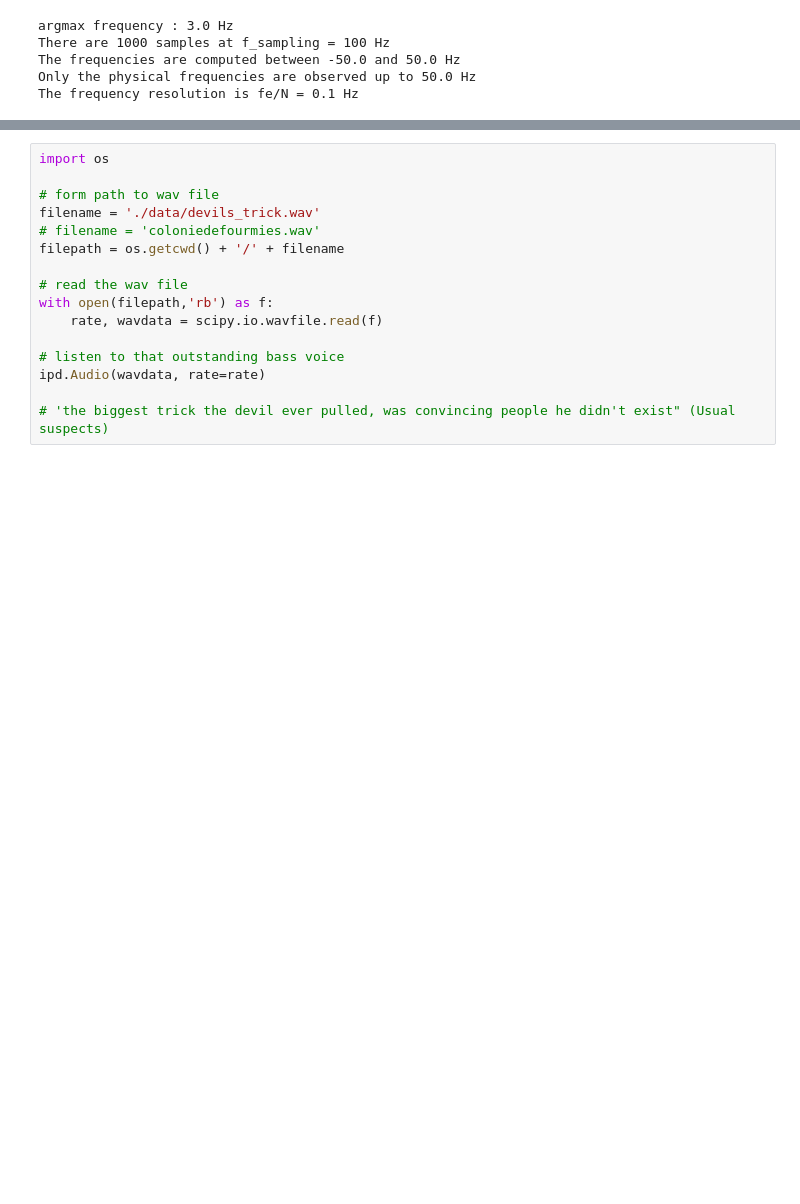
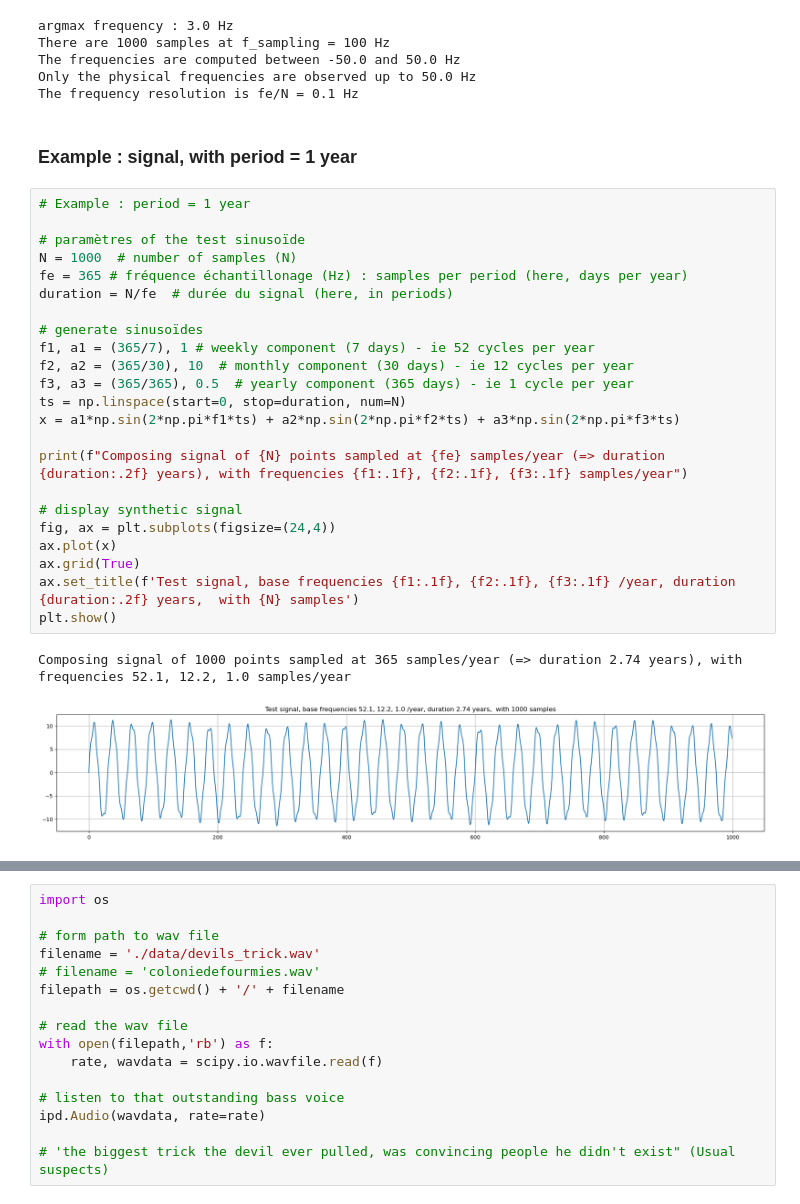
Before and after one commit to BenjaminDeporte/Boilerplate_code, a Jupyter notebook: Fourier_Transform.ipynb, the cells around one changed output, grey strips where cells are left out. Drawn from its saved outputs; the diff is of its cells as text; blank space fills up the shorter version.

```diff
--- a/Fourier_Transform.ipynb
+++ b/Fourier_Transform.ipynb
@@ -65,3 +65,31 @@ There are 1000 samples at f_sampling = 100 Hz
 The frequencies are computed between -50.0 and 50.0 Hz
 Only the physical frequencies are observed up to 50.0 Hz
 The frequency resolution is fe/N = 0.1 Hz
+# %% [markdown]
+### Example : signal, with period = 1 year
+# %%
+# Example : period = 1 year
+
+# paramètres of the test sinusoïde
+N = 1000  # number of samples (N)
+fe = 365 # fréquence échantillonage (Hz) : samples per period (here, days per year)
+duration = N/fe  # durée du signal (here, in periods)
+
+# generate sinusoïdes
+f1, a1 = (365/7), 1 # weekly component (7 days) - ie 52 cycles per year
+f2, a2 = (365/30), 10  # monthly component (30 days) - ie 12 cycles per year
+f3, a3 = (365/365), 0.5  # yearly component (365 days) - ie 1 cycle per year
+ts = np.linspace(start=0, stop=duration, num=N)
+x = a1*np.sin(2*np.pi*f1*ts) + a2*np.sin(2*np.pi*f2*ts) + a3*np.sin(2*np.pi*f3*ts)
+
+print(f"Composing signal of {N} points sampled at {fe} samples/year (=> duration {duration:.2f} years), with frequencies {f1:.1f}, {f2:.1f}, {f3:.1f} samples/year")
+
+# display synthetic signal
+fig, ax = plt.subplots(figsize=(24,4))
+ax.plot(x)
+ax.grid(True)
+ax.set_title(f'Test signal, base frequencies {f1:.1f}, {f2:.1f}, {f3:.1f} /year, duration {duration:.2f} years,  with {N} samples')
+plt.show()
+# %% [output]
+Composing signal of 1000 points sampled at 365 samples/year (=> duration 2.74 years), with frequencies 52.1, 12.2, 1.0 samples/year
+[figure, added]
```
Also changed, not shown: parts of 8 cells of this notebook.
